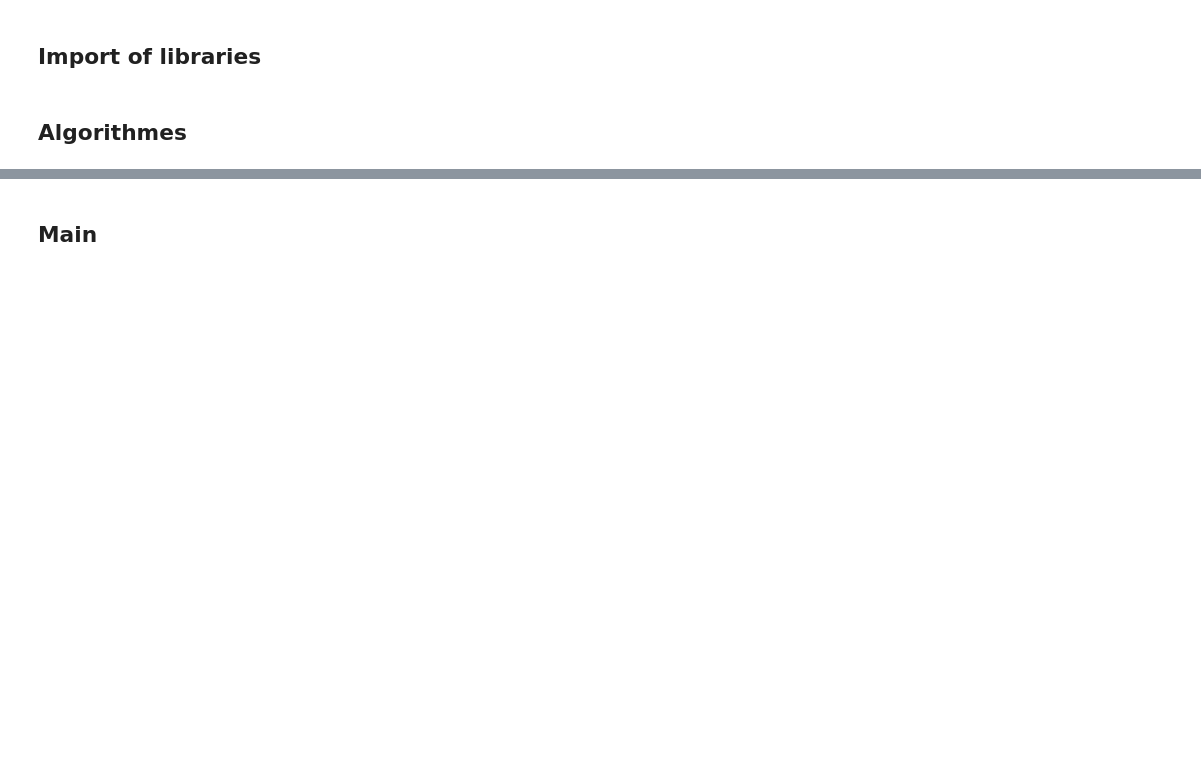
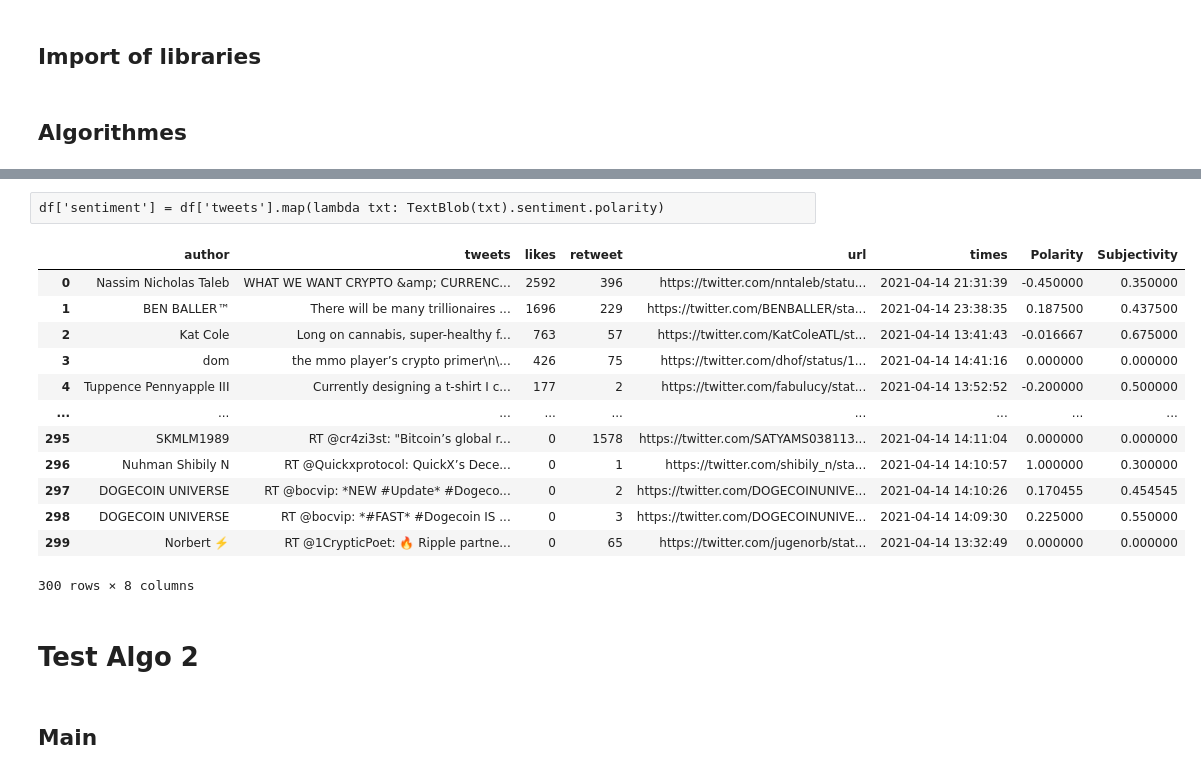
Before and after one commit to TokyC/NoSQLProject, a Jupyter notebook: Tweet.ipynb, the cells around one changed output, grey strips where cells are left out. Cells and saved outputs as stored; diff of their text form; code cells hidden in the pictures; blank space fills up the shorter version.

Commit message:
modificztion of the algo to have a dataframe

```diff
--- a/Tweet.ipynb
+++ b/Tweet.ipynb
@@ -27,3 +58,34 @@ api = tweepy.API(auth)
+# %%
+df = df.reset_index(drop=True)
+# %% [raw]
+df['sentiment'] = df['tweets'].map(lambda txt: TextBlob(txt).sentiment.polarity)
+# %%
+def getTextPolarity(txt):
+    return TextBlob(txt).sentiment.polarity
+# %%
+def getTextSubjectivity(txt):
+    return TextBlob(txt).sentiment.subjectivity
+# %%
+df['Polarity'] = df['tweets'].apply(getTextPolarity)
+df['Subjectivity'] = df['tweets'].apply(getTextSubjectivity)
+# %%
+df
+# %% [output]
+|  | author | tweets | likes | retweet | url | times | Polarity | Subjectivity |
+| 0 | Nassim Nicholas Taleb | WHAT WE WANT CRYPTO &amp; CURRENC... | 2592 | 396 | https://twitter.com/nntaleb/statu... | 2021-04-14 21:31:39 | -0.450000 | 0.350000 |
+| 1 | BEN BALLER™ | There will be many trillionaires ... | 1696 | 229 | https://twitter.com/BENBALLER/sta... | 2021-04-14 23:38:35 | 0.187500 | 0.437500 |
+| 2 | Kat Cole | Long on cannabis, super-healthy f... | 763 | 57 | https://twitter.com/KatColeATL/st... | 2021-04-14 13:41:43 | -0.016667 | 0.675000 |
+| 3 | dom | the mmo player’s crypto primer\n\... | 426 | 75 | https://twitter.com/dhof/status/1... | 2021-04-14 14:41:16 | 0.000000 | 0.000000 |
+| 4 | Tuppence Pennyapple III | Currently designing a t-shirt I c... | 177 | 2 | https://twitter.com/fabulucy/stat... | 2021-04-14 13:52:52 | -0.200000 | 0.500000 |
+| ... | ... | ... | ... | ... | ... | ... | ... | ... |
+| 295 | SKMLM1989 | RT @cr4zi3st: "Bitcoin’s global r... | 0 | 1578 | https://twitter.com/SATYAMS038113... | 2021-04-14 14:11:04 | 0.000000 | 0.000000 |
+| 296 | Nuhman Shibily N | RT @Quickxprotocol: QuickX’s Dece... | 0 | 1 | https://twitter.com/shibily_n/sta... | 2021-04-14 14:10:57 | 1.000000 | 0.300000 |
+| 297 | DOGECOIN UNIVERSE | RT @bocvip: *NEW #Update* #Dogeco... | 0 | 2 | https://twitter.com/DOGECOINUNIVE... | 2021-04-14 14:10:26 | 0.170455 | 0.454545 |
+| 298 | DOGECOIN UNIVERSE | RT @bocvip: *#FAST* #Dogecoin IS ... | 0 | 3 | https://twitter.com/DOGECOINUNIVE... | 2021-04-14 14:09:30 | 0.225000 | 0.550000 |
+| 299 | Norbert ⚡️ | RT @1CrypticPoet: 🔥 Ripple partne... | 0 | 65 | https://twitter.com/jugenorb/stat... | 2021-04-14 13:32:49 | 0.000000 | 0.000000 |
+300 rows × 8 columns
+# %% [markdown]
+# Test Algo 2
 # %%
 def get_tweets(keyword):
     all_tweets = []
```
Also changed, not shown: parts of 12 cells of this notebook.
